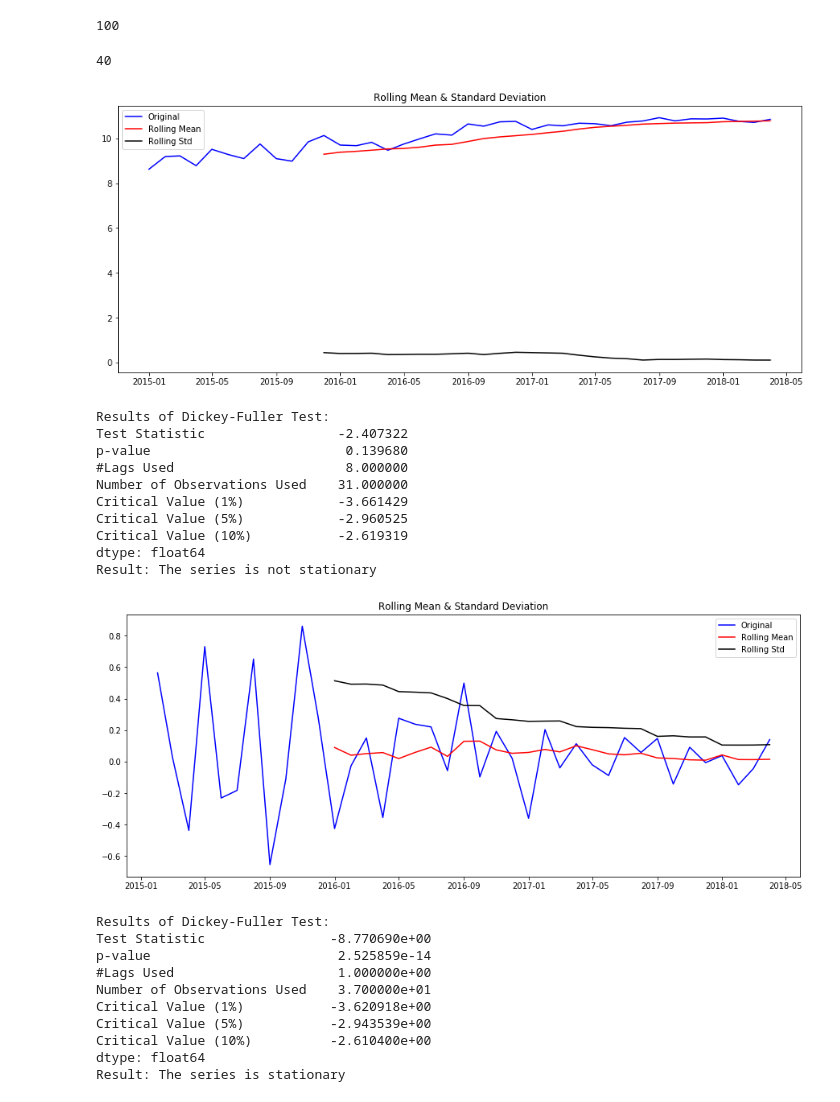
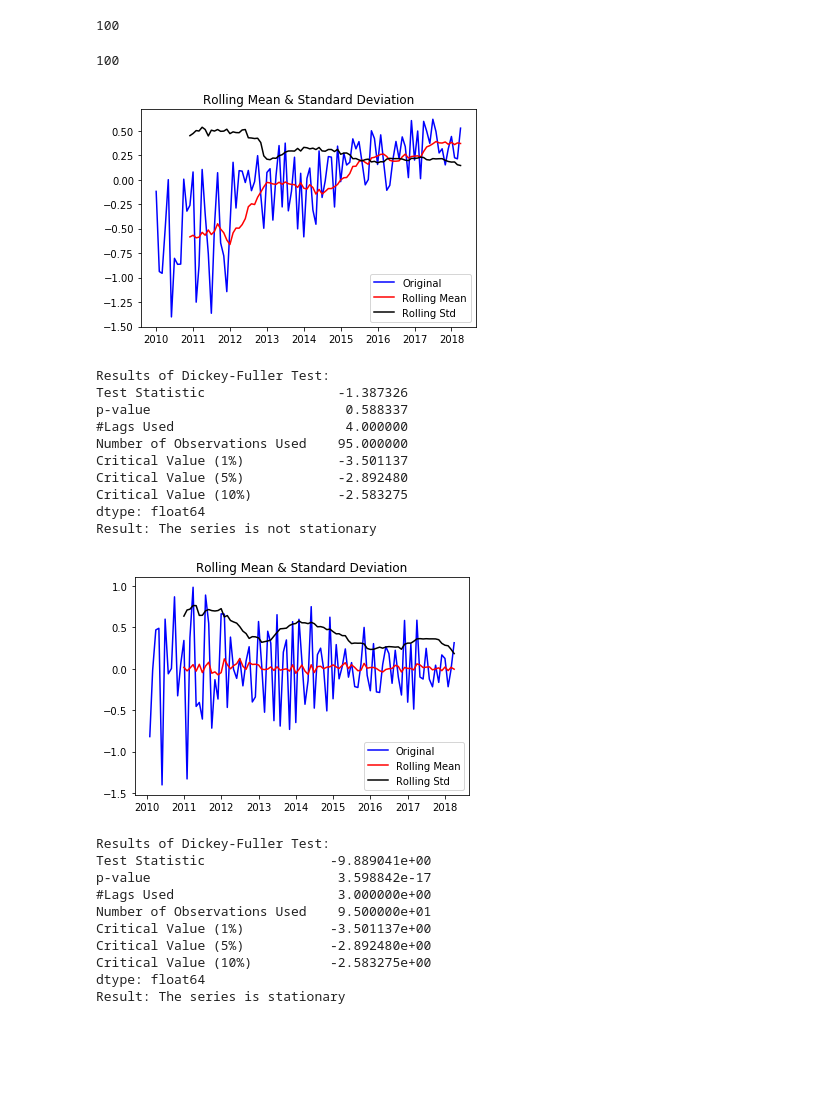
Before and after one commit to oindreelabh/TimeSeriesPrediction, a Jupyter notebook: ConvertToStationary/Log_Transform_Differencing.ipynb, the cells around one changed output. Cells and saved outputs as stored; diff of their text form; code cells hidden in the pictures; blank space fills up the shorter version.

```diff
--- a/ConvertToStationary/Log_Transform_Differencing.ipynb
+++ b/ConvertToStationary/Log_Transform_Differencing.ipynb
@@ -141,8 +141,9 @@ it means the series is stationary around a deterministic trend
 ### Convert to stationary
 # %%
 ts_log = np.log(ts)
-#ts_log = np.log(ts + 100000)
-ts_log.head()
+#deal with negative values by adding a large positive constant
+ts_log = np.log(ts + 100000)
+#ts_log.head()
 len(ts_log)
 # %% [output]
 100
@@ -150,23 +151,23 @@ len(ts_log)
 ts_log.dropna(inplace=True)
 print(len(ts_log))
 # %% [output]
-40
+100
 # %%
-test_stationarity(ts_log)
-#test_stationarity(ts_log - np.log(100000))
+#test_stationarity(ts_log)
+test_stationarity(ts_log - np.log(100000))
 # %% [output]
-[figure, old version]
+[figure, new version]
 # %%
 df_test(ts_log)
 # %% [output]
 Results of Dickey-Fuller Test:
-Test Statistic                 -2.407322
-p-value                         0.139680
-#Lags Used                      8.000000
-Number of Observations Used    31.000000
-Critical Value (1%)            -3.661429
-Critical Value (5%)            -2.960525
-Critical Value (10%)           -2.619319
+Test Statistic                 -1.387326
+p-value                         0.588337
+#Lags Used                      4.000000
+Number of Observations Used    95.000000
+Critical Value (1%)            -3.501137
+Critical Value (5%)            -2.892480
+Critical Value (10%)           -2.583275
 dtype: float64
 Result: The series is not stationary
 # %%
@@ -177,18 +178,18 @@ ts_log_diff = ts_log - ts_log.shift()
 ts_log_diff.dropna(inplace=True)
 test_stationarity(ts_log_diff)
 # %% [output]
-[figure, old version]
+[figure, new version]
 # %%
 df_test(ts_log_diff)
 # %% [output]
 Results of Dickey-Fuller Test:
-Test Statistic                -8.770690e+00
-p-value                        2.525859e-14
-#Lags Used                     1.000000e+00
-Number of Observations Used    3.700000e+01
-Critical Value (1%)           -3.620918e+00
-Critical Value (5%)           -2.943539e+00
-Critical Value (10%)          -2.610400e+00
+Test Statistic                -9.889041e+00
+p-value                        3.598842e-17
+#Lags Used                     3.000000e+00
+Number of Observations Used    9.500000e+01
+Critical Value (1%)           -3.501137e+00
+Critical Value (5%)           -2.892480e+00
+Critical Value (10%)          -2.583275e+00
 dtype: float64
 Result: The series is stationary
 # %%
```
Also changed, not shown: parts of 9 cells of this notebook.
